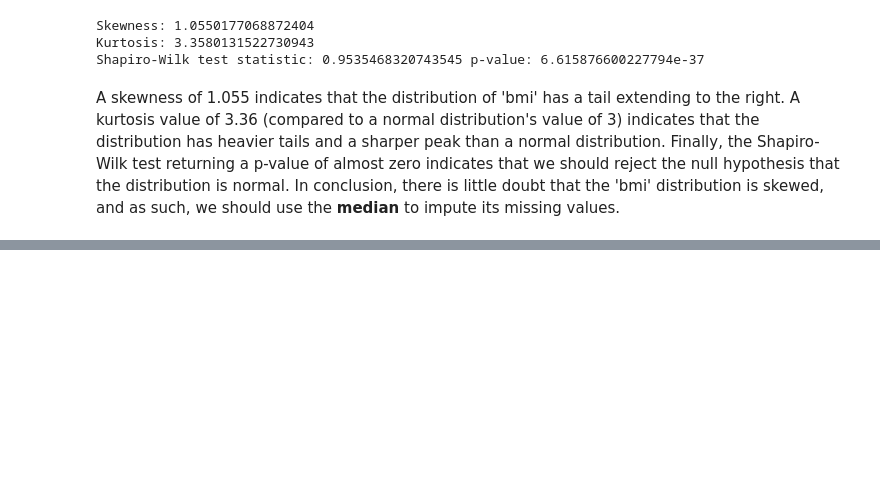
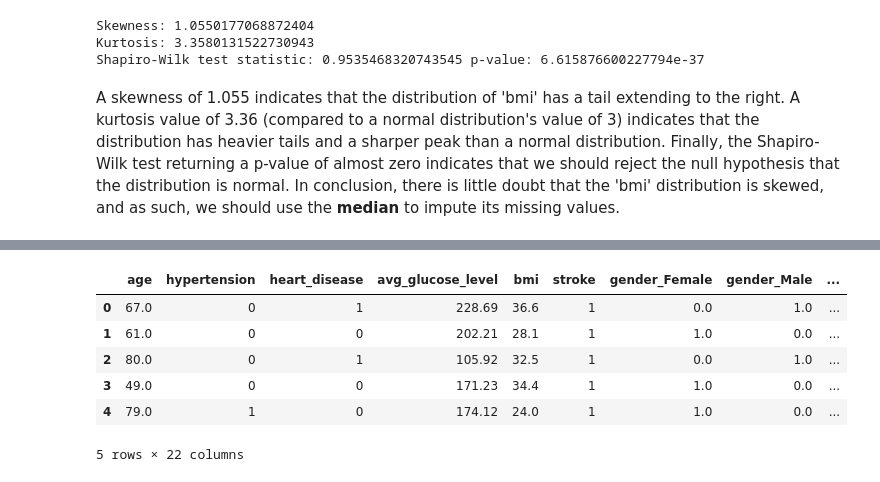
Before and after one commit to kevinwjin/cpsc581, a Jupyter notebook: kevin.ipynb, the cells around one changed output, grey strips where cells are left out. Drawn from its saved outputs; the diff is of its cells as text; code cells hidden in the pictures; blank space fills up the shorter version.

```diff
--- a/kevin.ipynb
+++ b/kevin.ipynb
@@ -140,0 +220,32 @@ Next, since SVC works with numerical data, we need to convert the categorical fe
+# %%
+# Encode categorical features using one-hot encoding
+
+# Select the categorical columns
+categorical_cols = ['gender', 'ever_married', 'work_type', 'Residence_type', 'smoking_status']
+# categorical_cols = data_svc.select_dtypes(include=['object']).columns  # Alternative method
+
+# Initialize the OneHotEncoder
+onehot_encoder = OneHotEncoder()
+
+# Encode the categorical columns
+onehot_encoded = onehot_encoder.fit_transform(data_svc[categorical_cols])
+
+# Convert the encoded data to a DataFrame
+onehot_encoded_df = pd.DataFrame(onehot_encoded.toarray(), columns=onehot_encoder.get_feature_names_out(categorical_cols))
+
+# Reset index on original DataFrame to avoid issues during concatenation if the index isn't aligned
+data_svc.reset_index(drop=True, inplace=True)
+
+# Concatenate the encoded dataframe with the original dataframe minus the categorical columns
+data_svc = pd.concat([data_svc.drop(categorical_cols, axis=1), onehot_encoded_df], axis=1)
+
+# Display the first few rows of the data
+data_svc.head()
+# %% [output]
+|  | age | hypertension | heart_disease | avg_glucose_level | bmi | stroke | gender_Female | gender_Male | ... |
+| 0 | 67.0 | 0 | 1 | 228.69 | 36.6 | 1 | 0.0 | 1.0 | ... |
+| 1 | 61.0 | 0 | 0 | 202.21 | 28.1 | 1 | 1.0 | 0.0 | ... |
+| 2 | 80.0 | 0 | 1 | 105.92 | 32.5 | 1 | 0.0 | 1.0 | ... |
+| 3 | 49.0 | 0 | 0 | 171.23 | 34.4 | 1 | 1.0 | 0.0 | ... |
+| 4 | 79.0 | 1 | 0 | 174.12 | 24.0 | 1 | 1.0 | 0.0 | ... |
+5 rows × 22 columns
```
Also changed, not shown: parts of 26 cells of this notebook.
